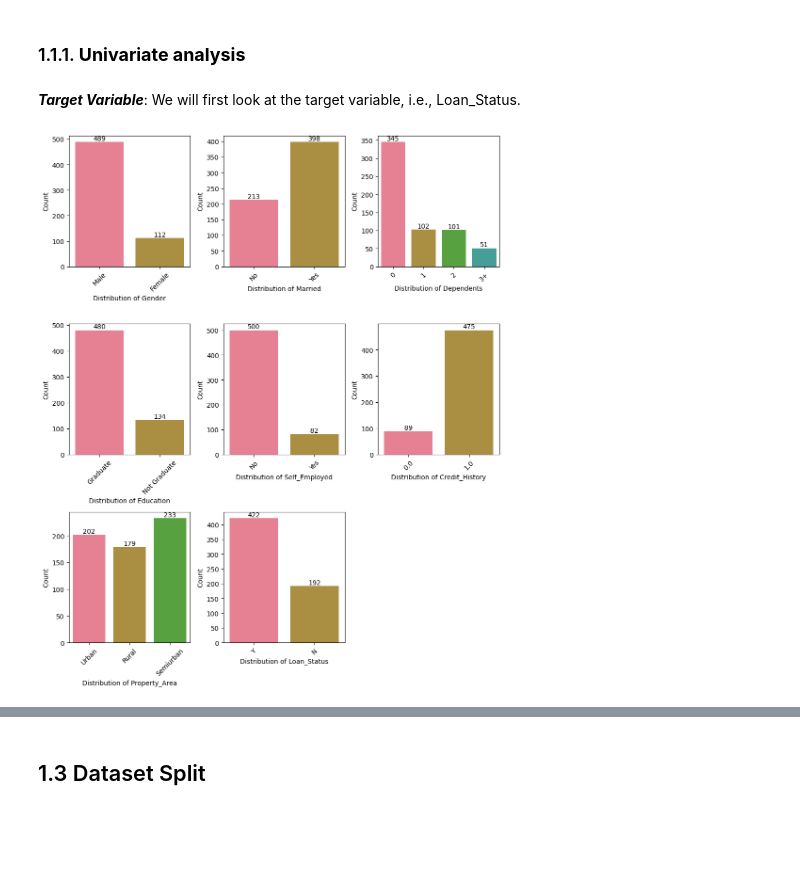
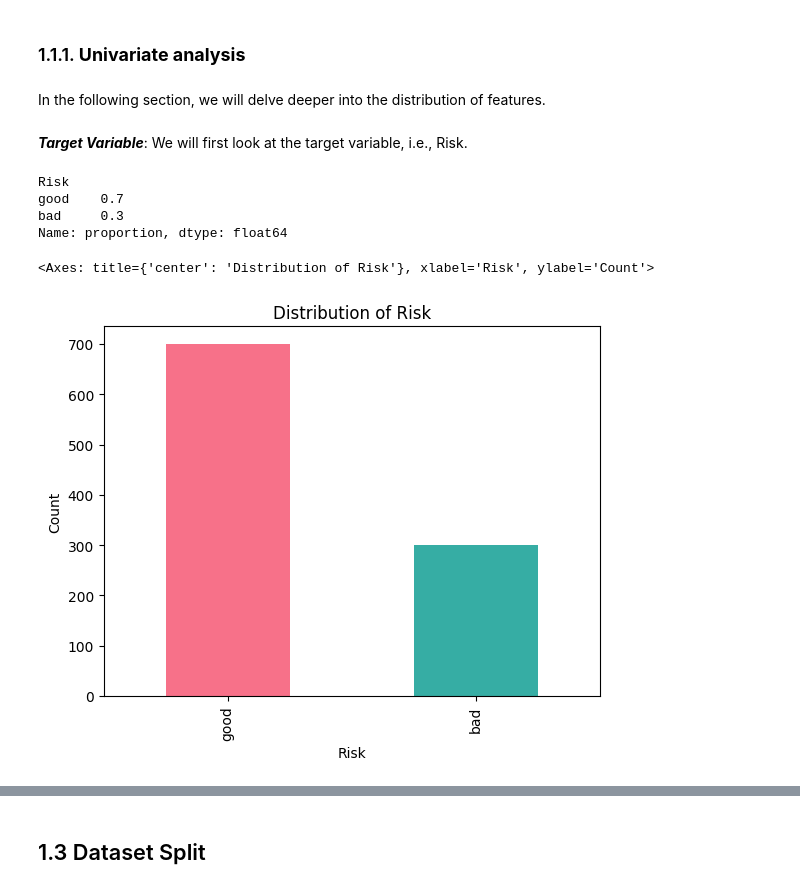
Before and after one commit to NiccoloMarzi/Ethics-in-AI, a Jupyter notebook: loan_eligibility.ipynb, the cells around one changed output, grey strips where cells are left out. Saved outputs shown, nothing was run; the diff lists cells and outputs as text; code cells hidden in the pictures; blank space fills up the shorter version.

```diff
--- a/loan_eligibility.ipynb
+++ b/loan_eligibility.ipynb
@@ -118,5 +157,7 @@ def plot_column_distributions(data, palette='husl', type='discrete'):
     plt.show()
 # %% [markdown]
 ### 1.1.1. **Univariate analysis**
+# %% [markdown]
+In the following section, we will delve deeper into the distribution of features.
 # %% [markdown]
-***Target Variable***: We will first look at the target variable, i.e., Loan_Status.
+***Target Variable***: We will first look at the target variable, i.e., Risk.
@@ -125,9 +164,14 @@ target_variable = 'loan_status'
-# %%
-palette = sns.color_palette("husl")
-# Convert float64 to object
-df['Credit_History'] = df['Credit_History'].astype('object')
-discrete_columns = df.select_dtypes(include=['object']).columns.tolist()[1:]
-
-plot_column_distributions(df[discrete_columns], palette)
-# %% [output]
-[figure, removed]
+# %%
+target_variable = 'Risk'
+df[target_variable].value_counts(normalize=True)
+# %% [output]
+Risk
+good    0.7
+bad     0.3
+Name: proportion, dtype: float64
+# %%
+# Bar plot of the target variable
+df[target_variable].value_counts().plot.bar(color=sns.color_palette('husl', 2), xlabel='Risk', ylabel='Count', title='Distribution of Risk')
+# %% [output]
+<Axes: title={'center': 'Distribution of Risk'}, xlabel='Risk', ylabel='Count'>
+[figure, added]
```
Also changed, not shown: parts of 172 cells of this notebook, 2 other files.
